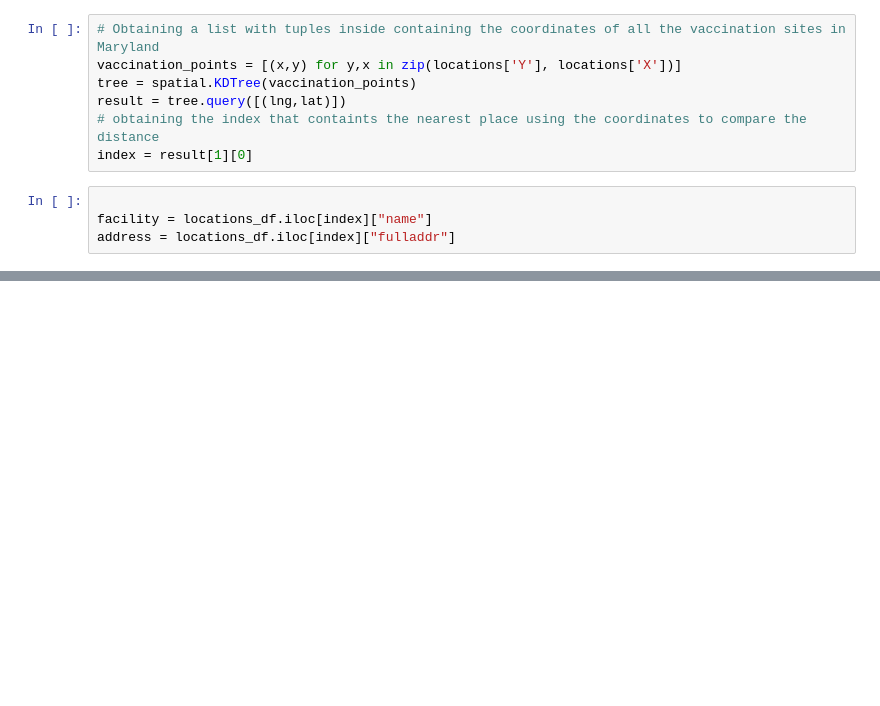
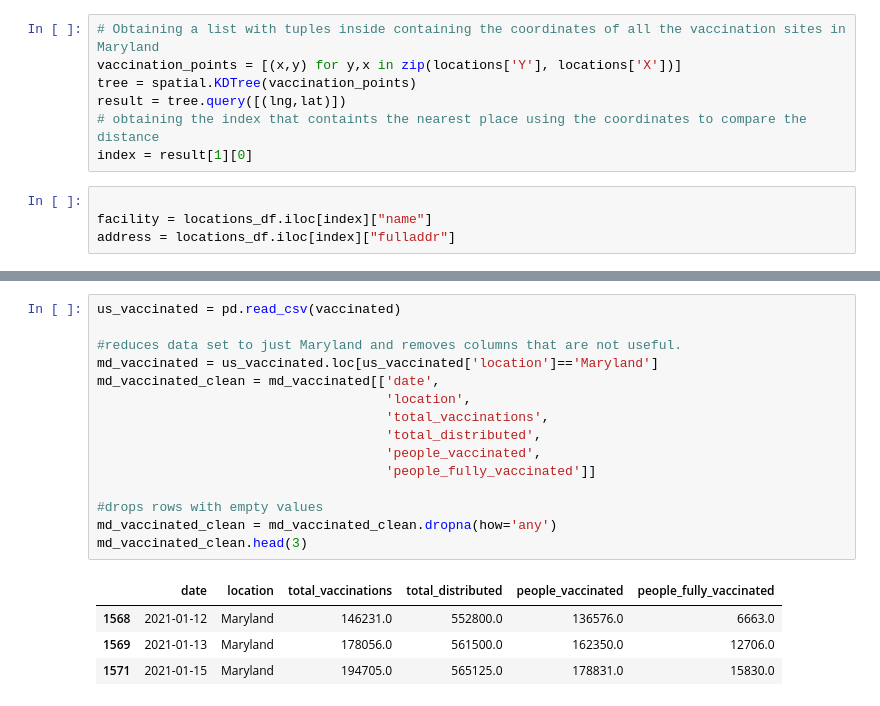
Before and after one commit to ccgrace/maryland_vaccination, a Jupyter notebook: Covid19-Vaccination-Analysis/Vaccionation_in_Maryland_starter.ipynb, the cells around one changed output, grey strips where cells are left out. Drawn from its saved outputs; the diff is of its cells as text; blank space fills up the shorter version.

```diff
--- a/Covid19-Vaccination-Analysis/Vaccionation_in_Maryland_starter.ipynb
+++ b/Covid19-Vaccination-Analysis/Vaccionation_in_Maryland_starter.ipynb
@@ -187,0 +192,20 @@ located at: 209 N 3rd St Oakland MD 21550
+# %%
+us_vaccinated = pd.read_csv(vaccinated)
+
+#reduces data set to just Maryland and removes columns that are not useful.
+md_vaccinated = us_vaccinated.loc[us_vaccinated['location']=='Maryland']
+md_vaccinated_clean = md_vaccinated[['date',
+                                     'location',
+                                     'total_vaccinations',
+                                     'total_distributed',
+                                     'people_vaccinated',
+                                     'people_fully_vaccinated']]
+
+#drops rows with empty values
+md_vaccinated_clean = md_vaccinated_clean.dropna(how='any')
+md_vaccinated_clean.head(3)
+# %% [output]
+|  | date | location | total_vaccinations | total_distributed | people_vaccinated | people_fully_vaccinated |
+| 1568 | 2021-01-12 | Maryland | 146231.0 | 552800.0 | 136576.0 | 6663.0 |
+| 1569 | 2021-01-13 | Maryland | 178056.0 | 561500.0 | 162350.0 | 12706.0 |
+| 1571 | 2021-01-15 | Maryland | 194705.0 | 565125.0 | 178831.0 | 15830.0 |
```
Also changed, not shown: parts of 13 cells of this notebook.
